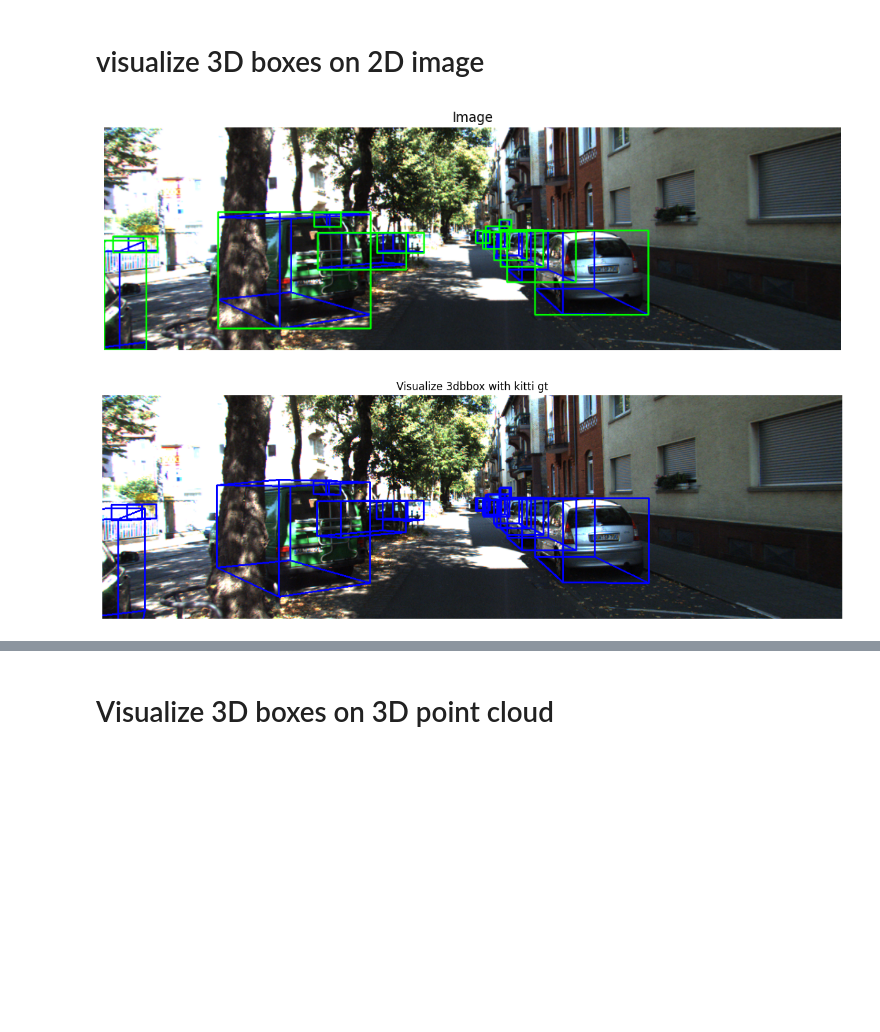
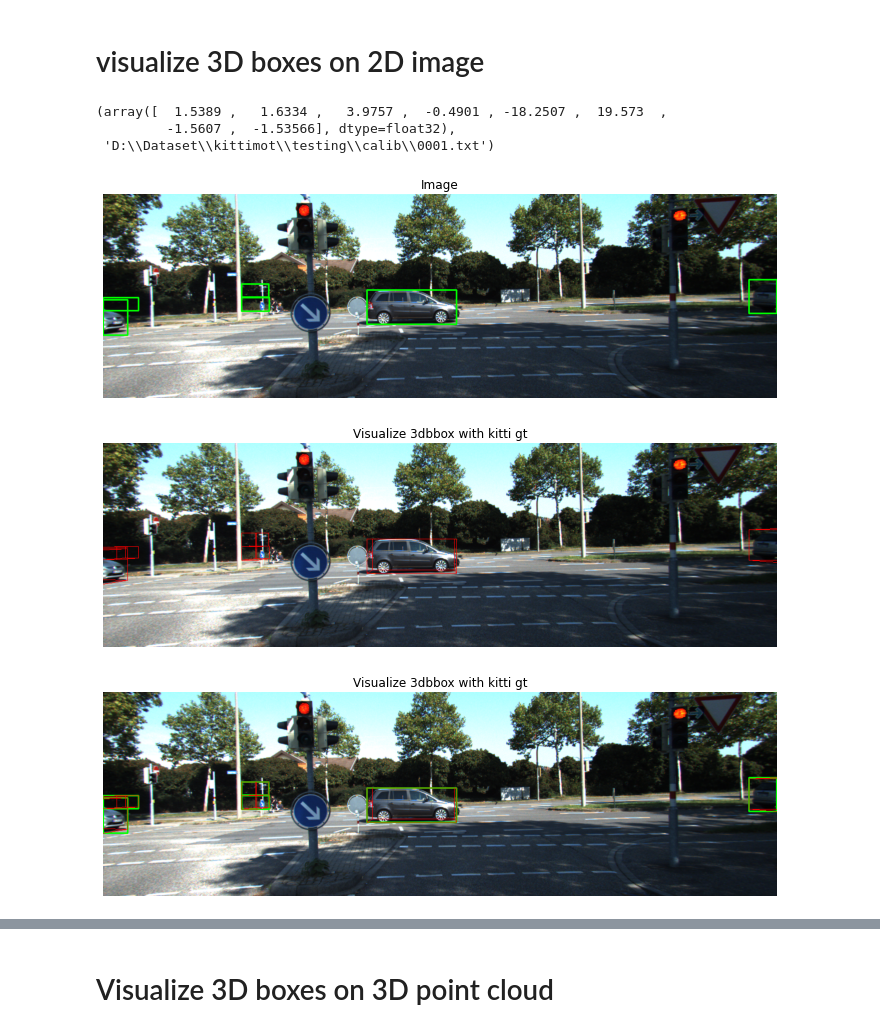
Before and after one commit to a22106/3DMOT, a Jupyter notebook: visualization.ipynb, the cells around one changed output, grey strips where cells are left out. Saved outputs shown, nothing was run; the diff lists cells and outputs as text; code cells hidden in the pictures; blank space fills up the shorter version.

Commit message:
update vis, found if 3d results are wrong

```diff
--- a/visualization.ipynb
+++ b/visualization.ipynb
@@ -79,19 +81,18 @@ def draw_projected_box3d(image, qs, color=(255,255,255), thickness=2):
     return image
 
 # cv2 image plt show method
-def imshow(title = "Image", image = None, size = 10, rect = None, corners_2d = None):
+def imshow(title = "Image", image = None, size = 20, rect = None, corners_2d = None):
     w, h = image.shape[0], image.shape[1]
     aspect_ratio = w/h
     img = cv2.cvtColor(image, cv2.COLOR_BGR2RGB)
 
     # draw 2d bbox
-    if rect is not None:
-        for r in rect:
-            img = cv2.rectangle(img, (int(r[0]), int(r[1])), (int(r[2]), int(r[3])), (0, 255, 0), 2)
+    for r in rect if rect is not None else []:
+        img = cv2.rectangle(img, (int(r[0]), int(r[1])), (int(r[2]), int(r[3])), (0, 255, 0), 2)
 
     # draw 3d bbox
     for corners in corners_2d if corners_2d is not None else []:
-        image = draw_projected_box3d(image, corners, color = (255, 0, 0), thickness = 2)
+        img = draw_projected_box3d(img, corners, color = (255, 0, 0), thickness = 1)
 
     plt.figure(figsize=(size * aspect_ratio,size))
     plt.imshow(img)
@@ -149,13 +150,11 @@ def showkitti(idx: int, datasets, rect, split: str = "test", seq: int = None, fr
                 print(l)
 # %%
 # pointrcnn label
-yolo_label = load_label(yolo_label_list, seq)
-pointrcnn_label = load_label(pointrcnn_result_list_df, seq)
-pointrcnn_label_pius = load_label(pointrcnn_result_list_pius, seq)
+yolo_label = load_label(yolo_label_list, SEQ)
+pointrcnn_label = load_label(pointrcnn_result_list_df, SEQ)
+pointrcnn_label_pius = load_label(pointrcnn_result_list_pius, SEQ)
 # %%
-seq = 0
-frame = 0
-image = cv2.imread(image_list[frame])
+image = cv2.imread(image_list[FRAME])
 rect_2d = make_rect(yolo_label, 0, 0, dim='2d')
 rect_3d_df = make_rect(pointrcnn_label, 0, 0, dim='3d')
 rect_3d_pius = make_rect(pointrcnn_label_pius, 0, 0, dim='3d')
@@ -213,8 +200,8 @@ def draw_projected_box3d(image, qs, color=(255,255,255), thickness=2):
            image = cv2.line(image, (qs[i,0],qs[i,1]), (qs[j,0],qs[j,1]), color, thickness)
     return image
 # %%
-pointrcnn_bbox3d = np.array([x[7:].astype(np.float32) for x in pointrcnn_label if x[0] == f'{frame}'])
-calib_file = calib_list[seq]
+pointrcnn_bbox3d = np.array([x[7:].astype(np.float32) for x in pointrcnn_label if x[0] == f'{FRAME}'])
+calib_file = calib_list[SEQ]
 corners_2d = []
 for bbox3d in pointrcnn_bbox3d:
     corners_2d.append(compute_box_3dto2d(bbox3d, calib_file)[0])
@@ -222,6 +215,14 @@ corners_2d = np.array(corners_2d)
+# %%
+bbox3d, calib_file
+# %% [output]
+(array([  1.5389 ,   1.6334 ,   3.9757 ,  -0.4901 , -18.2507 ,  19.573  ,
+         -1.5607 ,  -1.53566], dtype=float32),
+ 'D:\\Dataset\\kittimot\\testing\\calib\\0001.txt')
 # %%
 imshow("Image", image, size = 40, rect=rect_3d_df)
-imshow("Visualize 3dbbox with kitti gt", image, size = 50, corners_2d=corners_2d)
+imshow("Visualize 3dbbox with kitti gt", image, size = 40, corners_2d=corners_2d)
+imshow("Visualize 3dbbox with kitti gt", image, size = 40, rect=rect_3d_df, corners_2d=corners_2d)
 # %% [output]
-[figure, old version]
+[figure, new version]
-[figure, old version]
+[figure, new version]
+[figure, added]
```
Also changed, not shown: parts of 6 cells of this notebook.
